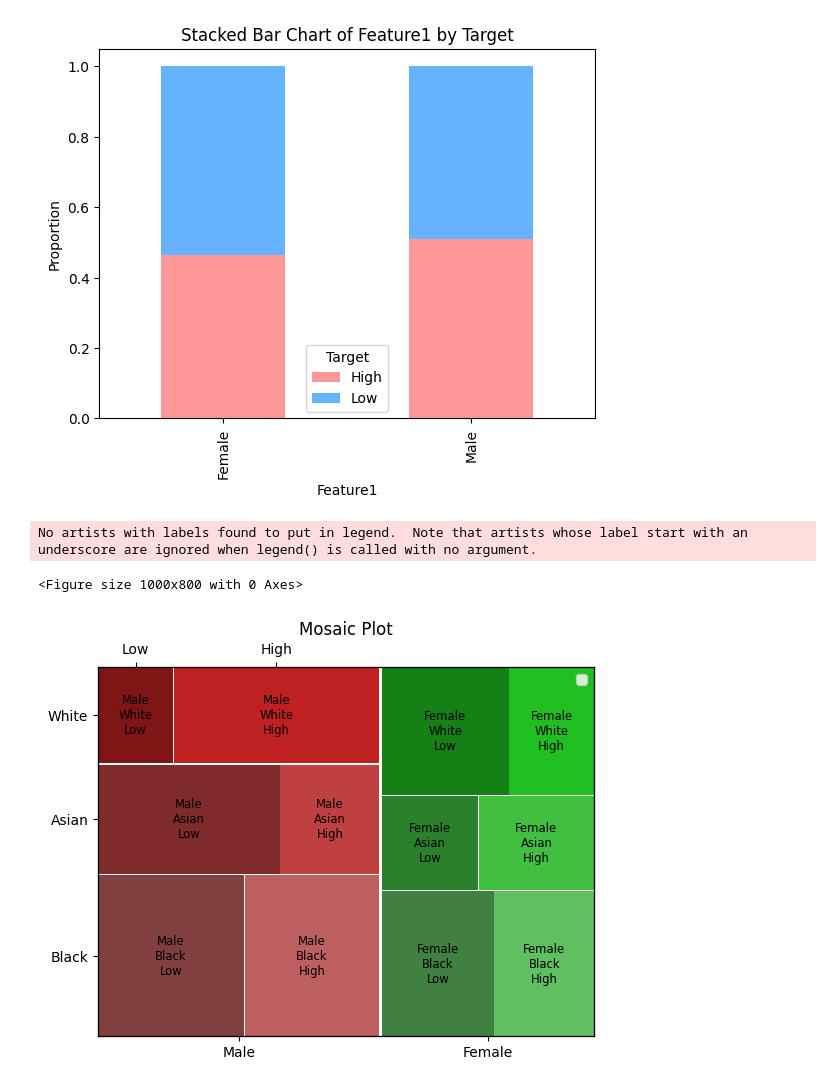
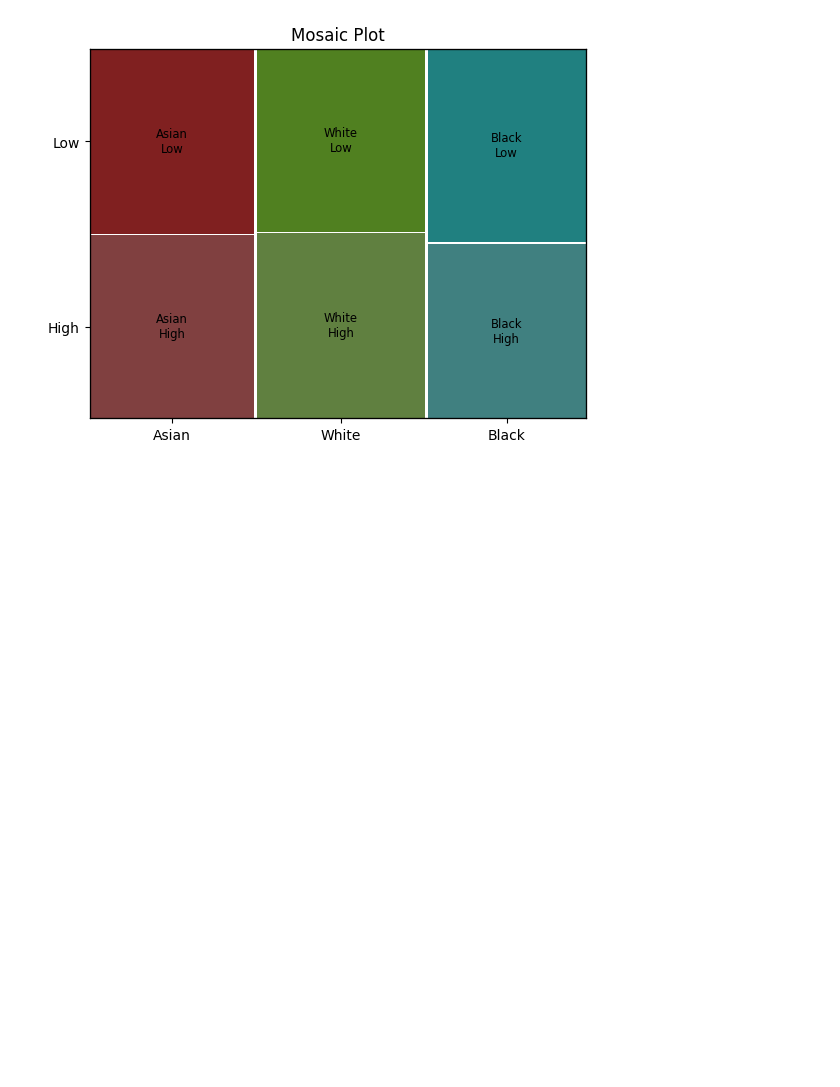
Before and after one commit to comp-well-org/fair-tab-diffusion, a Jupyter notebook: assess/figs.ipynb, the cells around one changed output. Drawn from its saved outputs; the diff is of its cells as text; code cells hidden in the pictures; blank space fills up the shorter version.

```diff
--- a/assess/figs.ipynb
+++ b/assess/figs.ipynb
@@ -38,33 +38,22 @@ plt.show()
 # %%
 import pandas as pd
 import numpy as np
 import seaborn as sns
 import matplotlib.pyplot as plt
 from statsmodels.graphics.mosaicplot import mosaic
 
 # Example DataFrame
 data = pd.DataFrame({
-    'Feature1': np.random.choice(['Male', 'Female'], size=100),
-    'Feature2': np.random.choice(['White', 'Black', 'Asian'], size=100),
-    'Target': np.random.choice(['High', 'Low'], size=100)
+    'Gender': np.random.choice(['Male', 'Female'], size=10000),
+    'Race': np.random.choice(['White', 'Black', 'Asian'], size=10000),
+    'Target': np.random.choice(['High', 'Low'], size=10000)
 })
 
-# Stacked Bar Chart
-stacked_data = pd.crosstab(data['Feature1'], data['Target'], normalize='index')
-stacked_data.plot(kind='bar', stacked=True, color=['#ff9999','#66b3ff'])
-plt.title('Stacked Bar Chart of Feature1 by Target')
-plt.xlabel('Feature1')
-plt.ylabel('Proportion')
-plt.show()
+# Mosaic Plot
+fig, ax = plt.subplots()
 
-# Mosaic Plot
-plt.figure(figsize=(10, 8))
-mosaic(data, ['Feature1', 'Feature2', 'Target'], title='Mosaic Plot')
-# add legend
-plt.legend(loc='upper right')
-plt.show()
+# add colormap and colorbar
+# _ = mosaic(data, ['Gender', 'Race', 'Target'], title='Mosaic Plot', ax=axs[0], statistic=False, axes_label=True)
+_ = mosaic(data, ['Race', 'Target'], title='Mosaic Plot', ax=ax, statistic=False, axes_label=True)
 # %% [output]
-[figure, old version]
+[figure, new version]
-No artists with labels found to put in legend.  Note that artists whose label start with an underscore are ignored when legend() is called with no argument.
-<Figure size 1000x800 with 0 Axes>
-[figure, removed]
```
Also changed, not shown: parts of 1 cell of this notebook, 4 other files.
